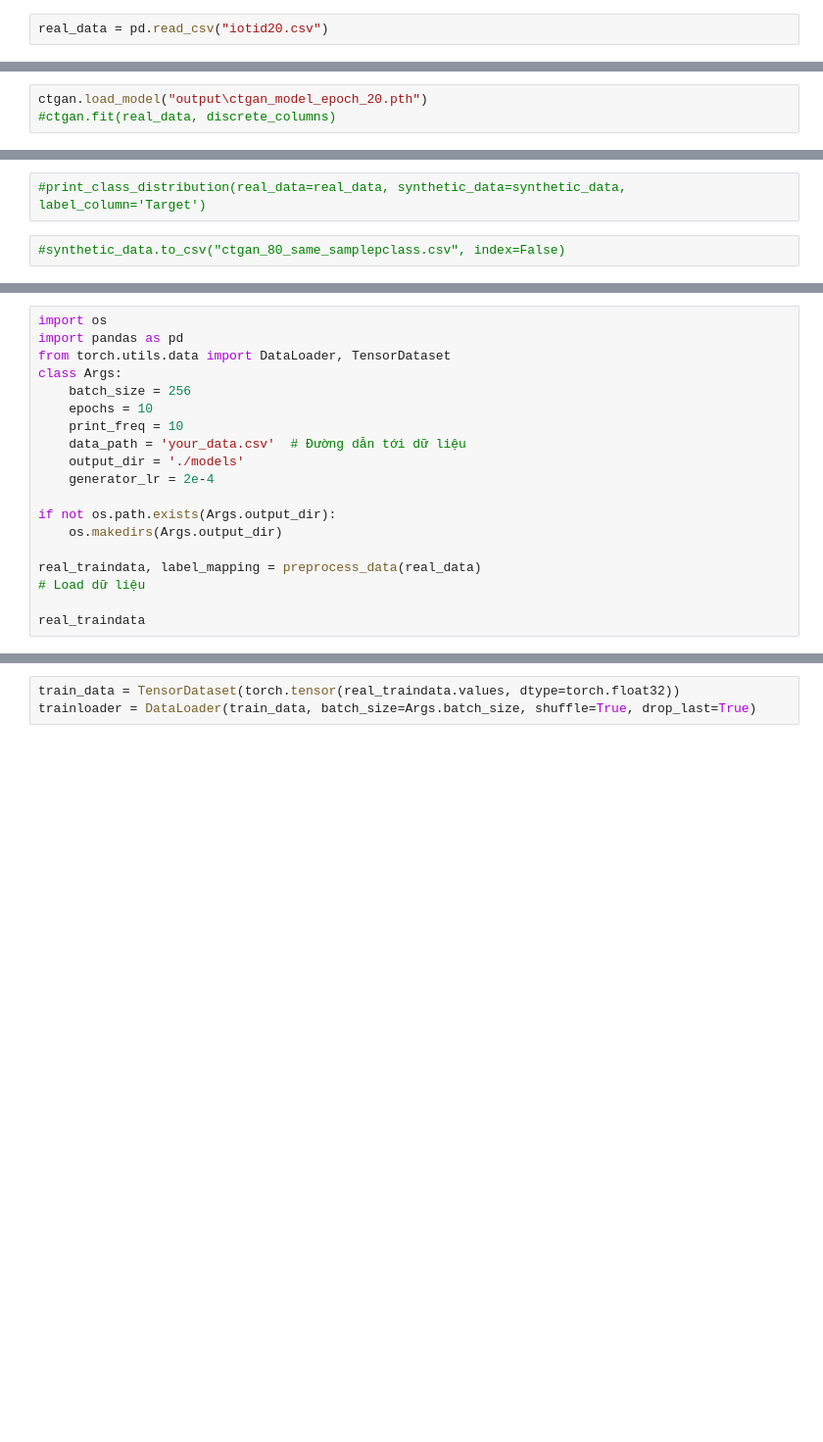
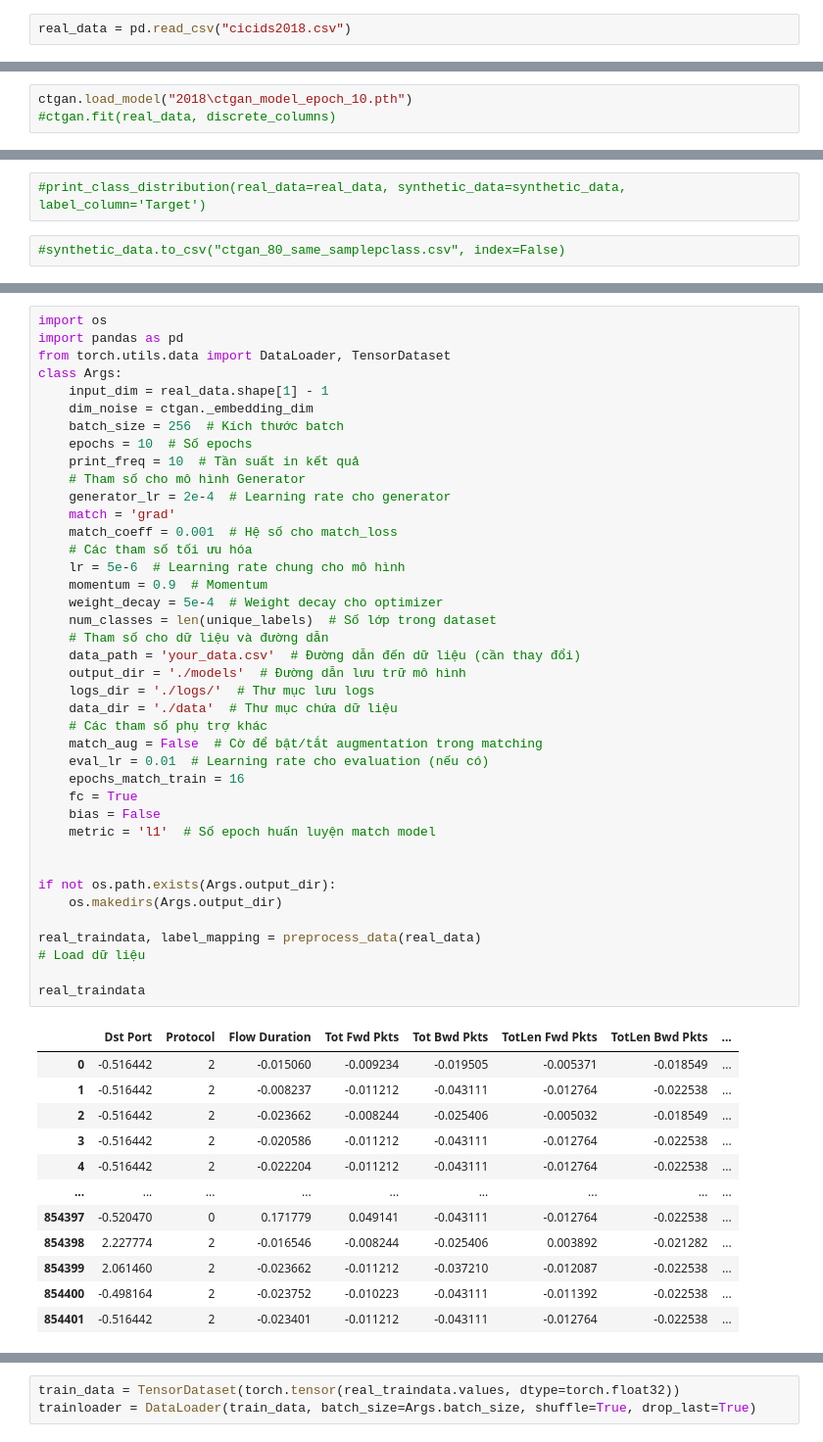
Before and after one commit to nghiatao30/CTGAN, a Jupyter notebook: demo.ipynb, the cells around one changed output, grey strips where cells are left out. Shown at 98% size. Drawn from its saved outputs; the diff is of its cells as text; blank space fills up the shorter version.

```diff
--- a/demo.ipynb
+++ b/demo.ipynb
@@ -13,5 +17,5 @@ print(torch.cuda.is_available())
 # %%
-real_data = pd.read_csv("iotid20.csv")
+real_data = pd.read_csv("cicids2018.csv")
 # %%
 scaler = StandardScaler()
 label = LabelEncoder()
@@ -61,5 +97,5 @@ print("Indices of Discrete Columns:", discrete_indices)
 # %%
 ctgan = CTGAN()
 # %%
-ctgan.load_model("output\ctgan_model_epoch_20.pth")
+ctgan.load_model("2018\ctgan_model_epoch_10.pth")
 #ctgan.fit(real_data, discrete_columns)
@@ -224,19 +271,53 @@ def preprocess_data(data):
 # %%
 import os
 import pandas as pd
 from torch.utils.data import DataLoader, TensorDataset
 class Args:
-    batch_size = 256
-    epochs = 10
-    print_freq = 10
-    data_path = 'your_data.csv'  # Đường dẫn tới dữ liệu
-    output_dir = './models'
-    generator_lr = 2e-4
+    input_dim = real_data.shape[1] - 1
+    dim_noise = ctgan._embedding_dim
+    batch_size = 256  # Kích thước batch
+    epochs = 10  # Số epochs
+    print_freq = 10  # Tần suất in kết quả
+    # Tham số cho mô hình Generator
+    generator_lr = 2e-4  # Learning rate cho generator
+    match = 'grad'
+    match_coeff = 0.001  # Hệ số cho match_loss
+    # Các tham số tối ưu hóa
+    lr = 5e-6  # Learning rate chung cho mô hình
+    momentum = 0.9  # Momentum
+    weight_decay = 5e-4  # Weight decay cho optimizer
+    num_classes = len(unique_labels)  # Số lớp trong dataset
+    # Tham số cho dữ liệu và đường dẫn
+    data_path = 'your_data.csv'  # Đường dẫn đến dữ liệu (cần thay đổi)
+    output_dir = './models'  # Đường dẫn lưu trữ mô hình
+    logs_dir = './logs/'  # Thư mục lưu logs
+    data_dir = './data'  # Thư mục chứa dữ liệu
+    # Các tham số phụ trợ khác
+    match_aug = False  # Cờ để bật/tắt augmentation trong matching
+    eval_lr = 0.01  # Learning rate cho evaluation (nếu có)
+    epochs_match_train = 16
+    fc = True
+    bias = False
+    metric = 'l1'  # Số epoch huấn luyện match model
+
 
 if not os.path.exists(Args.output_dir):
     os.makedirs(Args.output_dir)
 
 real_traindata, label_mapping = preprocess_data(real_data)
 # Load dữ liệu
 
 real_traindata
+# %% [output]
+|  | Dst Port | Protocol | Flow Duration | Tot Fwd Pkts | Tot Bwd Pkts | TotLen Fwd Pkts | TotLen Bwd Pkts | ... |
+| 0 | -0.516442 | 2 | -0.015060 | -0.009234 | -0.019505 | -0.005371 | -0.018549 | ... |
+| 1 | -0.516442 | 2 | -0.008237 | -0.011212 | -0.043111 | -0.012764 | -0.022538 | ... |
+| 2 | -0.516442 | 2 | -0.023662 | -0.008244 | -0.025406 | -0.005032 | -0.018549 | ... |
+| 3 | -0.516442 | 2 | -0.020586 | -0.011212 | -0.043111 | -0.012764 | -0.022538 | ... |
+| 4 | -0.516442 | 2 | -0.022204 | -0.011212 | -0.043111 | -0.012764 | -0.022538 | ... |
+| ... | ... | ... | ... | ... | ... | ... | ... | ... |
+| 854397 | -0.520470 | 0 | 0.171779 | 0.049141 | -0.043111 | -0.012764 | -0.022538 | ... |
+| 854398 | 2.227774 | 2 | -0.016546 | -0.008244 | -0.025406 | 0.003892 | -0.021282 | ... |
+| 854399 | 2.061460 | 2 | -0.023662 | -0.011212 | -0.037210 | -0.012087 | -0.022538 | ... |
+| 854400 | -0.498164 | 2 | -0.023752 | -0.010223 | -0.043111 | -0.011392 | -0.022538 | ... |
+| 854401 | -0.516442 | 2 | -0.023401 | -0.011212 | -0.043111 | -0.012764 | -0.022538 | ... |
```
Also changed, not shown: parts of 20 cells of this notebook, 8 other files.
